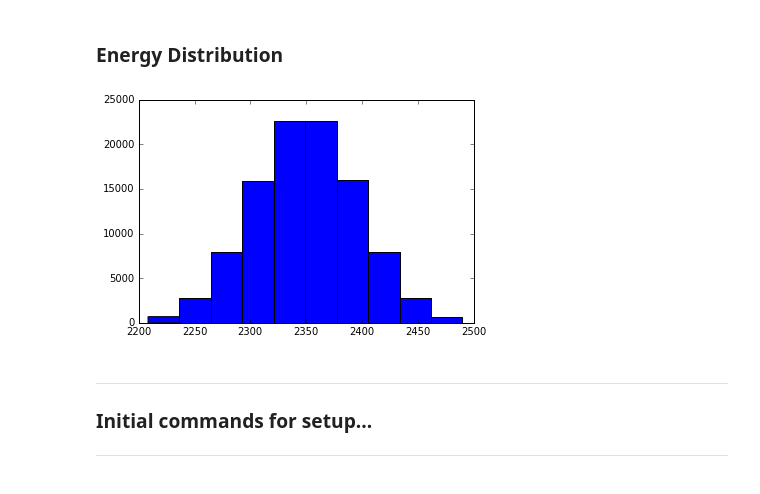
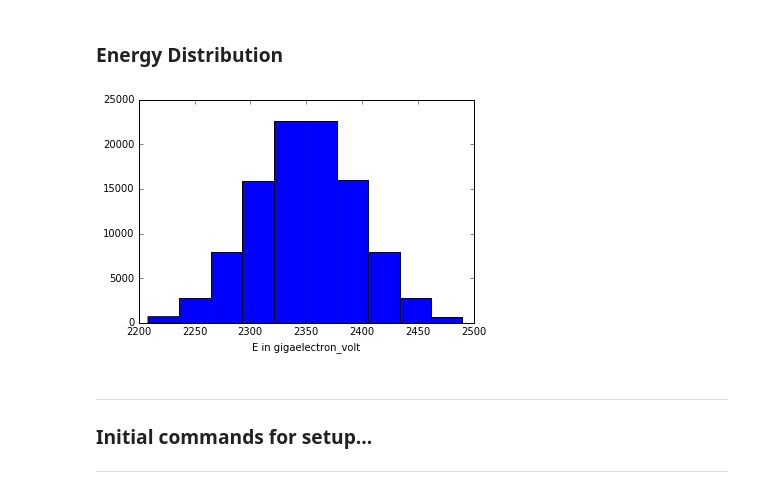
Before and after one commit to mohller/source_interface, a Jupyter notebook: Source_Report_template.ipynb, the cells around one changed output. Drawn from its saved outputs; the diff is of its cells as text; code cells hidden in the pictures.

```diff
--- a/Source_Report_template.ipynb
+++ b/Source_Report_template.ipynb
@@ -29,9 +25,9 @@ dircosines_surf(source);
 # %% [markdown]
 ### Energy Distribution
-# %%
-plt.hist(source.data['E'].magnitude);
-# %% [output]
-[figure, removed]
+# %%
+plot_energy_distribution(source)
+# %% [output]
+[figure, added]
 # %% [markdown]
 ---
 
```
Also changed, not shown: parts of 6 cells of this notebook.
